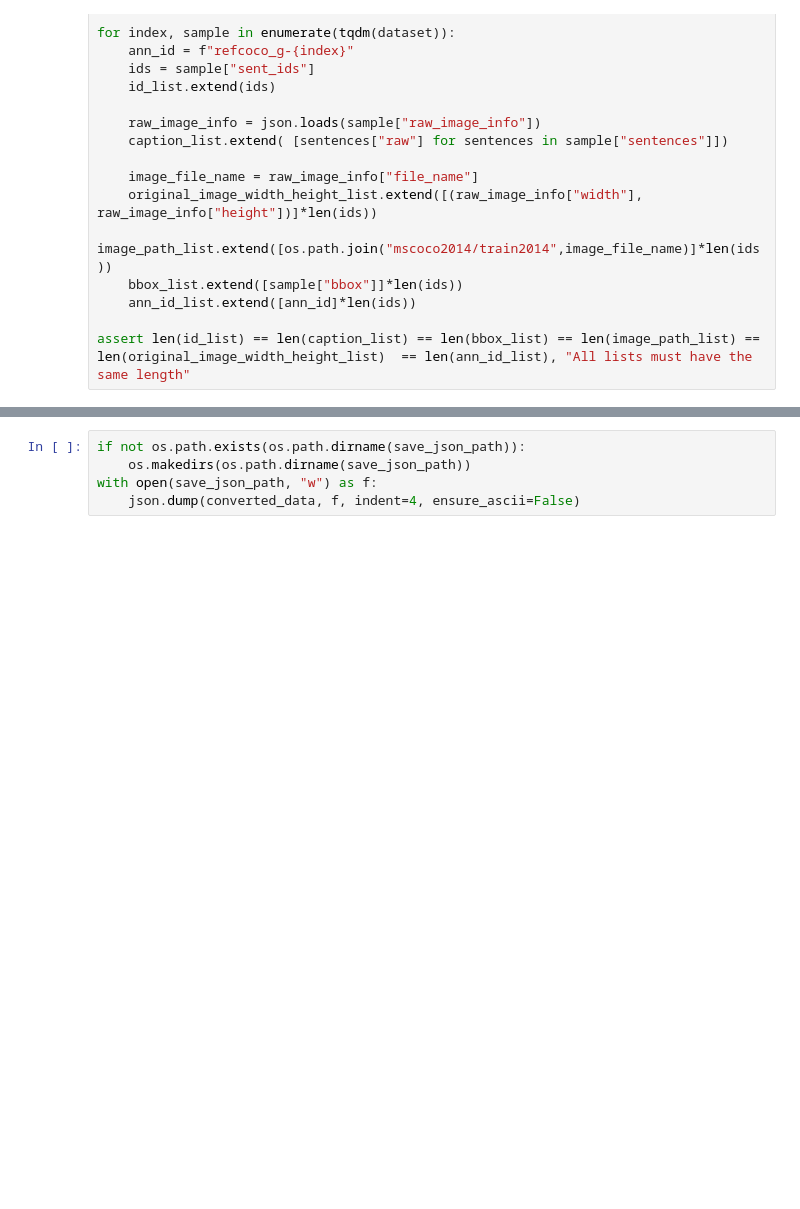
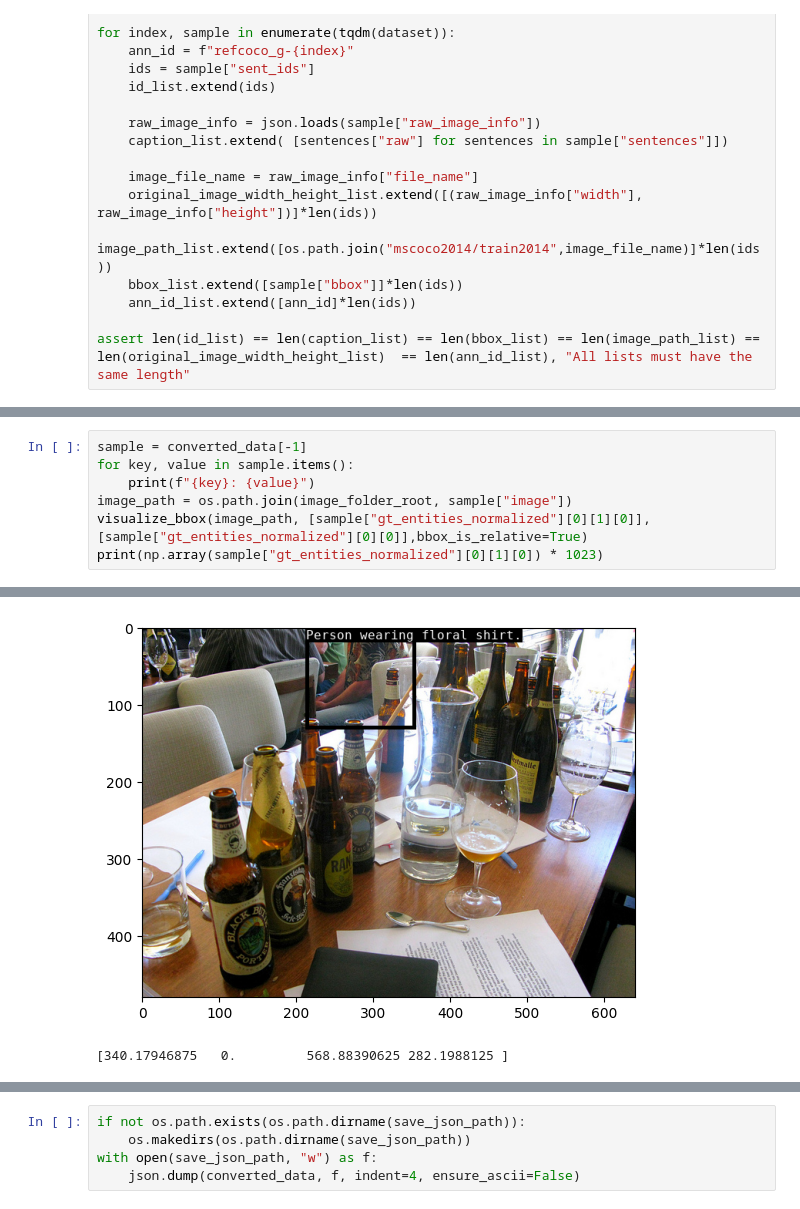
Before and after one commit to hyokonbanwa/iam2-omote, a Jupyter notebook: dataset/refcoco_g/refcoco_g_paligemma.ipynb, the cells around one changed output, grey strips where cells are left out. Drawn from its saved outputs; the diff is of its cells as text; blank space fills up the shorter version.

```diff
--- a/dataset/refcoco_g/refcoco_g_paligemma.ipynb
+++ b/dataset/refcoco_g/refcoco_g_paligemma.ipynb
@@ -264,0 +272,8 @@ ann_id: refcoco_g-2572
+# %%
+sample = converted_data[-1]
+for key, value in sample.items():
+    print(f"{key}: {value}")
+image_path = os.path.join(image_folder_root, sample["image"])
+visualize_bbox(image_path, [sample["gt_entities_normalized"][0][1][0]], [sample["gt_entities_normalized"][0][0]],bbox_is_relative=True)
+print(np.array(sample["gt_entities_normalized"][0][1][0]) * 1023)
+# %% [output]
@@ -265,3 +287,5 @@ ann_id: refcoco_g-2572
+[figure, added]
+[340.17946875   0.         568.88390625 282.1988125 ]
 # %%
 print(sample["conversations"][1]["value"])
 # %% [output]
```
Also changed, not shown: parts of 17 cells of this notebook, 14 other files.
